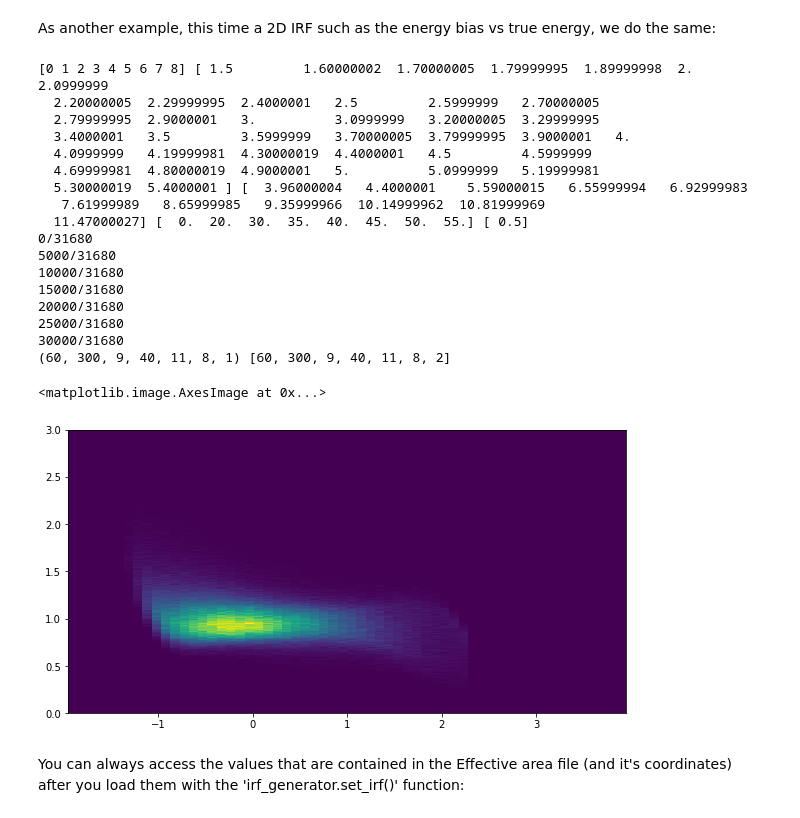
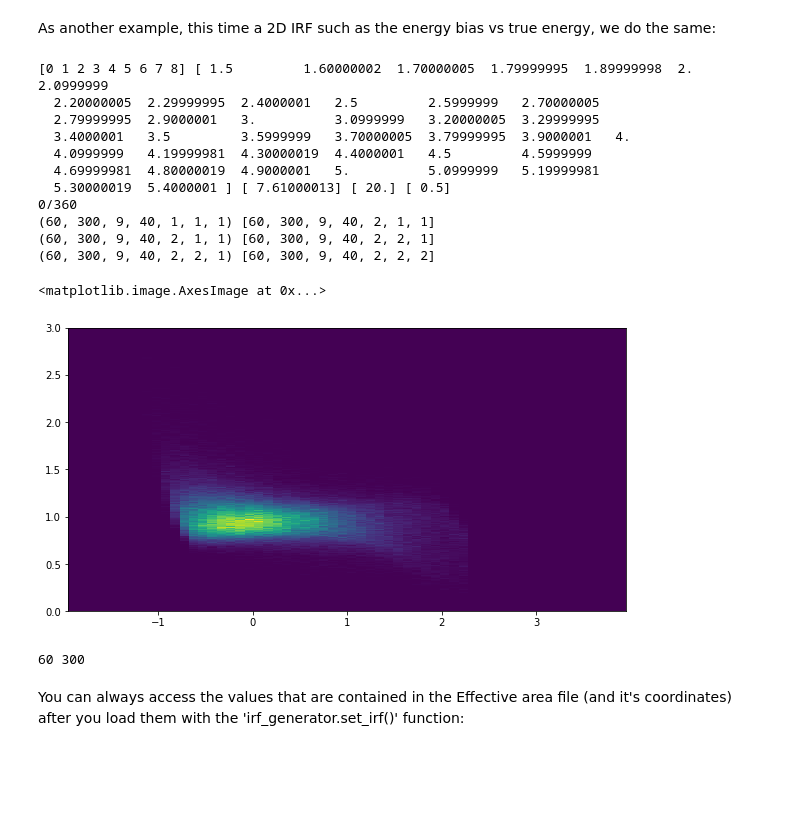
Before and after one commit to VERITAS-Observatory/V2DL3, a Jupyter notebook: pyV2DL3/eventdisplay/notebooks/Testing_IRF_interpolation.ipynb, the cells around one changed output. Saved outputs shown, nothing was run; the diff lists cells and outputs as text; code cells hidden in the pictures; blank space fills up the shorter version.

```diff
--- a/pyV2DL3/eventdisplay/notebooks/Testing_IRF_interpolation.ipynb
+++ b/pyV2DL3/eventdisplay/notebooks/Testing_IRF_interpolation.ipynb
@@ -345,7 +346,7 @@ class Irf_interpolator:
 # %% [markdown]
 Example of use: These 2 steps should ideally be done just once, and then perform a serie of interpolations of this given IRF, taking into account that the slowest step is to load the whole 5D cube of IRFs.
 # %%
-irf_generator = Irf_interpolator('gernot_effarea_test_direction_full_stats.root')
+irf_generator = Irf_interpolator('../../../eventDisplay/gernot_effarea_test_direction_full_stats.root')
 irf_generator.set_irf('eff')
 # %% [output]
 [0 1 2 3 4 5 6 7 8] [ 1.5         1.60000002  1.70000005  1.79999995  1.89999998  2.          2.0999999
@@ -384,7 +424,7 @@ fig.show()
 # %% [markdown]
 As another example, this time a 2D IRF such as the energy bias vs true energy, we do the same:
 # %%
-irf_generator = Irf_interpolator('gernot_effarea_test_direction_full_stats.root')
+# irf_generator = Irf_interpolator('gernot_effarea_test_direction_full_stats.root')
 irf_generator.set_irf('hEsysMCRelative2D')
 # %% [output]
 [0 1 2 3 4 5 6 7 8] [ 1.5         1.60000002  1.70000005  1.79999995  1.89999998  2.          2.0999999
@@ -393,22 +433,16 @@ irf_generator.set_irf('hEsysMCRelative2D')
   3.4000001   3.5         3.5999999   3.70000005  3.79999995  3.9000001   4.
   4.0999999   4.19999981  4.30000019  4.4000001   4.5         4.5999999
   4.69999981  4.80000019  4.9000001   5.          5.0999999   5.19999981
-  5.30000019  5.4000001 ] [  3.96000004   4.4000001    5.59000015   6.55999994   6.92999983
-   7.61999989   8.65999985   9.35999966  10.14999962  10.81999969
-  11.47000027] [  0.  20.  30.  35.  40.  45.  50.  55.] [ 0.5]
-0/31680
-5000/31680
-10000/31680
-15000/31680
-20000/31680
-25000/31680
-30000/31680
-(60, 300, 9, 40, 11, 8, 1) [60, 300, 9, 40, 11, 8, 2]
+  5.30000019  5.4000001 ] [ 7.61000013] [ 20.] [ 0.5]
+0/360
+(60, 300, 9, 40, 1, 1, 1) [60, 300, 9, 40, 2, 1, 1]
+(60, 300, 9, 40, 2, 1, 1) [60, 300, 9, 40, 2, 2, 1]
+(60, 300, 9, 40, 2, 2, 1) [60, 300, 9, 40, 2, 2, 2]
 # %%
-irf, axis = irf_generator.interpolate([0, 2.5999999, 3.96000004, 23.5, 0.5])
+irf, axis = irf_generator.interpolate([0, 2.5999999, 7.611, 20.0, 0.5])
 fig = plt.figure(figsize=(10,15))
 plt.imshow(np.flip(irf, axis=0), vmin=irf.min(), vmax=irf.max(),
            extent=[axis[0].min(), axis[0].max(), axis[1].min(), axis[1].max()])
 # %% [output]
 <matplotlib.image.AxesImage at 0x...>
-[figure, old version]
+[figure, new version]
@@ -415,3 +464,7 @@ plt.imshow(np.flip(irf, axis=0), vmin=irf.min(), vmax=irf.max(),
+# %%
+print(len(eLow), len(bLow))
+# %% [output]
+60 300
 # %% [markdown]
 You can always access the values that are contained in the Effective area file (and it's coordinates) after you load them with the 'irf_generator.set_irf()' function:
 # %%
```
Also changed, not shown: parts of 11 cells of this notebook, 4 other files.
